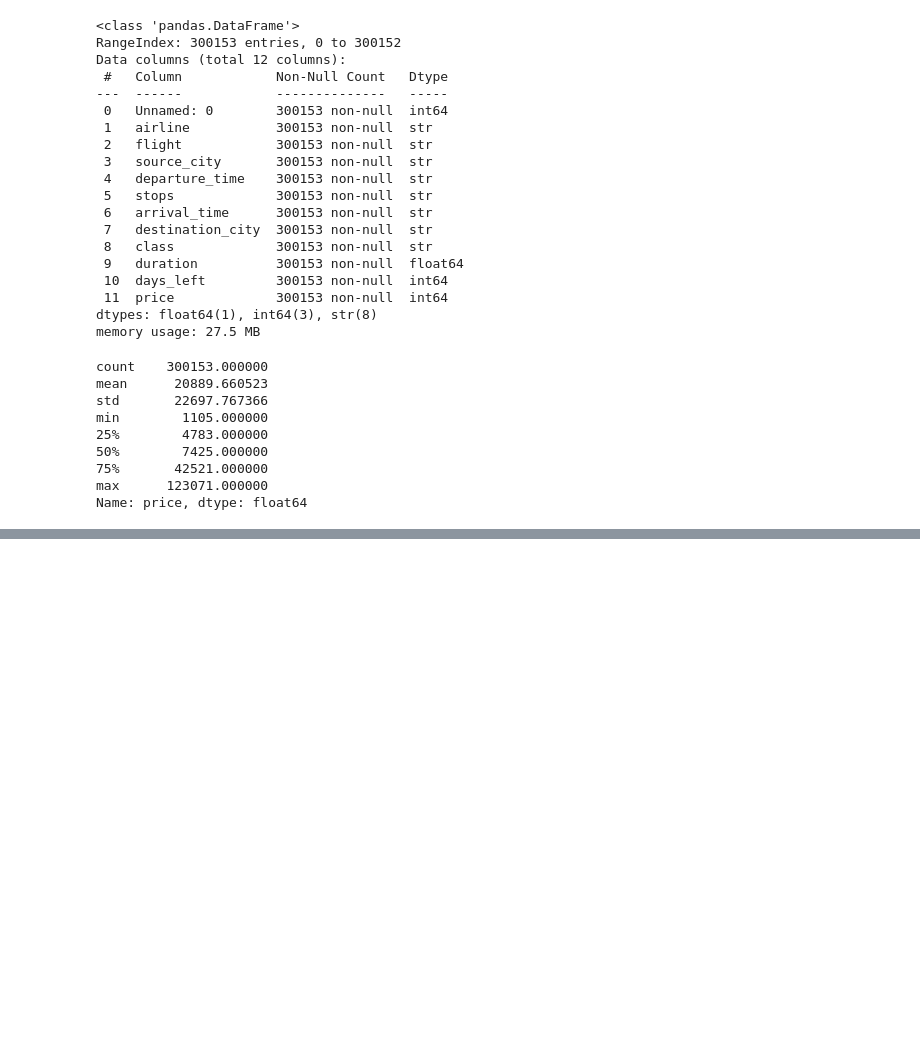
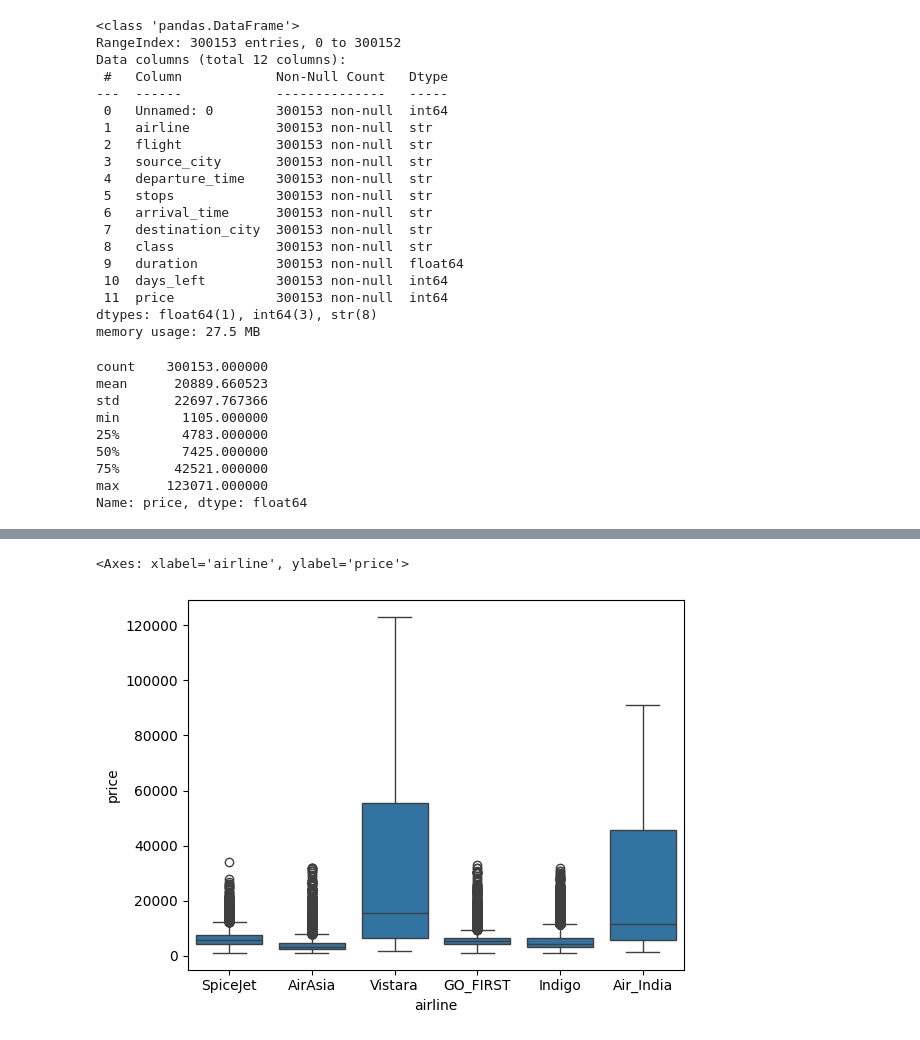
Before and after one commit to Data-Analysis-Hub/Machine-Learning-Flight-ticket-prices-prediction, a Jupyter notebook: tasks.ipynb, the cells around one changed output, grey strips where cells are left out. Saved outputs shown, nothing was run; the diff lists cells and outputs as text; code cells hidden in the pictures; blank space fills up the shorter version.

```diff
--- a/tasks.ipynb
+++ b/tasks.ipynb
@@ -79,0 +114,8 @@ Name: price, dtype: float64
+# %%
+# ANALYSE DES COMPAGNIES
+
+df.groupby('airline')['price'].mean()
+sns.boxplot(data = df , x="airline", y ="price")
+# %% [output]
+<Axes: xlabel='airline', ylabel='price'>
+[figure, added]
```
Also changed, not shown: parts of 5 cells of this notebook.
